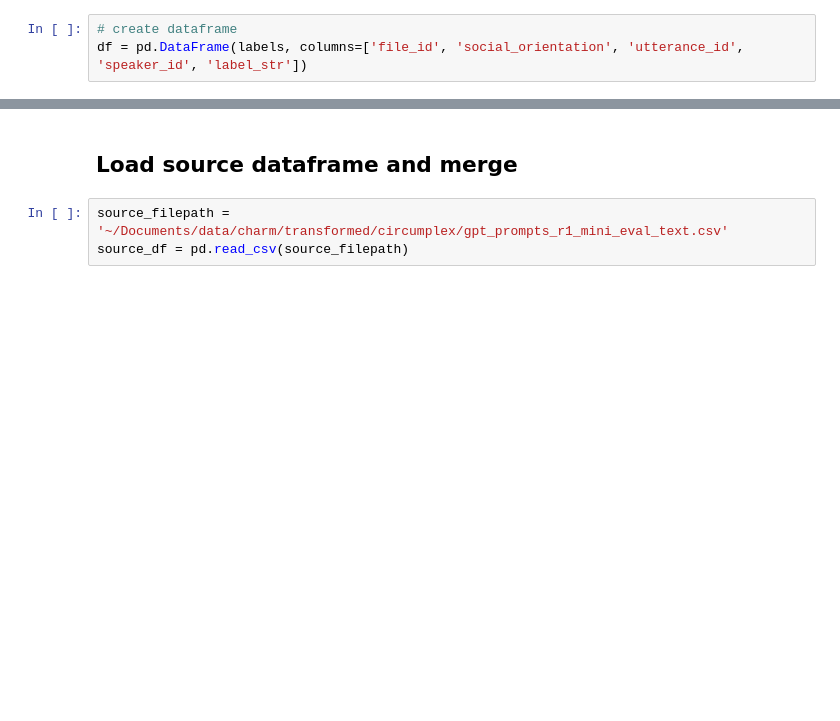
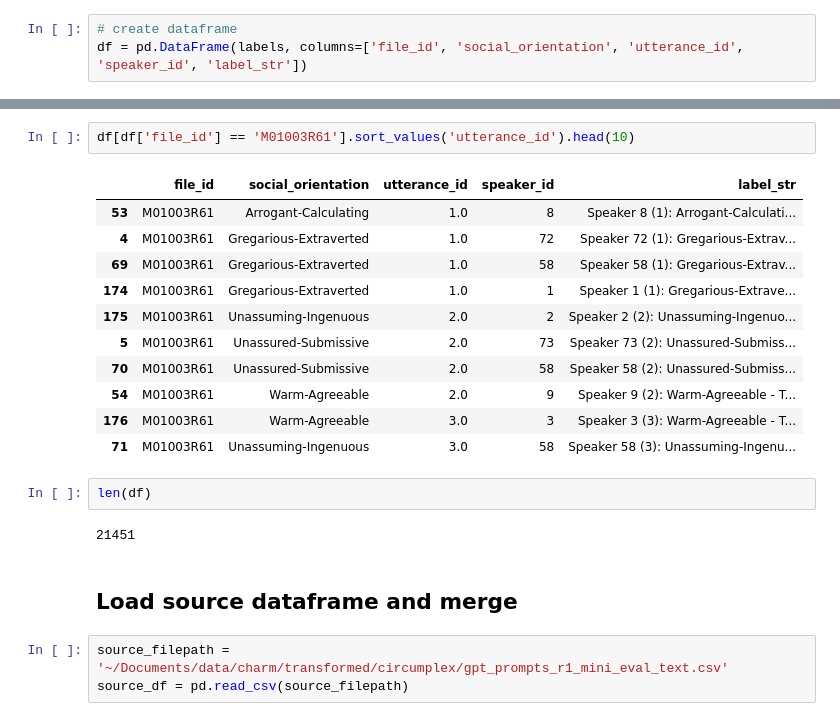
Before and after one commit to ToddMorrill/charm, a Jupyter notebook: circumplex/analyze_gpt_annos.ipynb, the cells around one changed output, grey strips where cells are left out. Drawn from its saved outputs; the diff is of its cells as text; blank space fills up the shorter version.

```diff
--- a/circumplex/analyze_gpt_annos.ipynb
+++ b/circumplex/analyze_gpt_annos.ipynb
@@ -96,3 +411,21 @@ df = pd.DataFrame(labels, columns=['file_id', 'social_orientation', 'utterance_i
+# %%
+df[df['file_id'] == 'M01003R61'].sort_values('utterance_id').head(10)
+# %% [output]
+|  | file_id | social_orientation | utterance_id | speaker_id | label_str |
+| 53 | M01003R61 | Arrogant-Calculating | 1.0 | 8 | Speaker 8 (1): Arrogant-Calculati... |
+| 4 | M01003R61 | Gregarious-Extraverted | 1.0 | 72 | Speaker 72 (1): Gregarious-Extrav... |
+| 69 | M01003R61 | Gregarious-Extraverted | 1.0 | 58 | Speaker 58 (1): Gregarious-Extrav... |
+| 174 | M01003R61 | Gregarious-Extraverted | 1.0 | 1 | Speaker 1 (1): Gregarious-Extrave... |
+| 175 | M01003R61 | Unassuming-Ingenuous | 2.0 | 2 | Speaker 2 (2): Unassuming-Ingenuo... |
+| 5 | M01003R61 | Unassured-Submissive | 2.0 | 73 | Speaker 73 (2): Unassured-Submiss... |
+| 70 | M01003R61 | Unassured-Submissive | 2.0 | 58 | Speaker 58 (2): Unassured-Submiss... |
+| 54 | M01003R61 | Warm-Agreeable | 2.0 | 9 | Speaker 9 (2): Warm-Agreeable - T... |
+| 176 | M01003R61 | Warm-Agreeable | 3.0 | 3 | Speaker 3 (3): Warm-Agreeable - T... |
+| 71 | M01003R61 | Unassuming-Ingenuous | 3.0 | 58 | Speaker 58 (3): Unassuming-Ingenu... |
+# %%
+len(df)
+# %% [output]
+21451
 # %% [markdown]
 ## Load source dataframe and merge
 # %%
```
Also changed, not shown: parts of 21 cells of this notebook, 5 other files.
